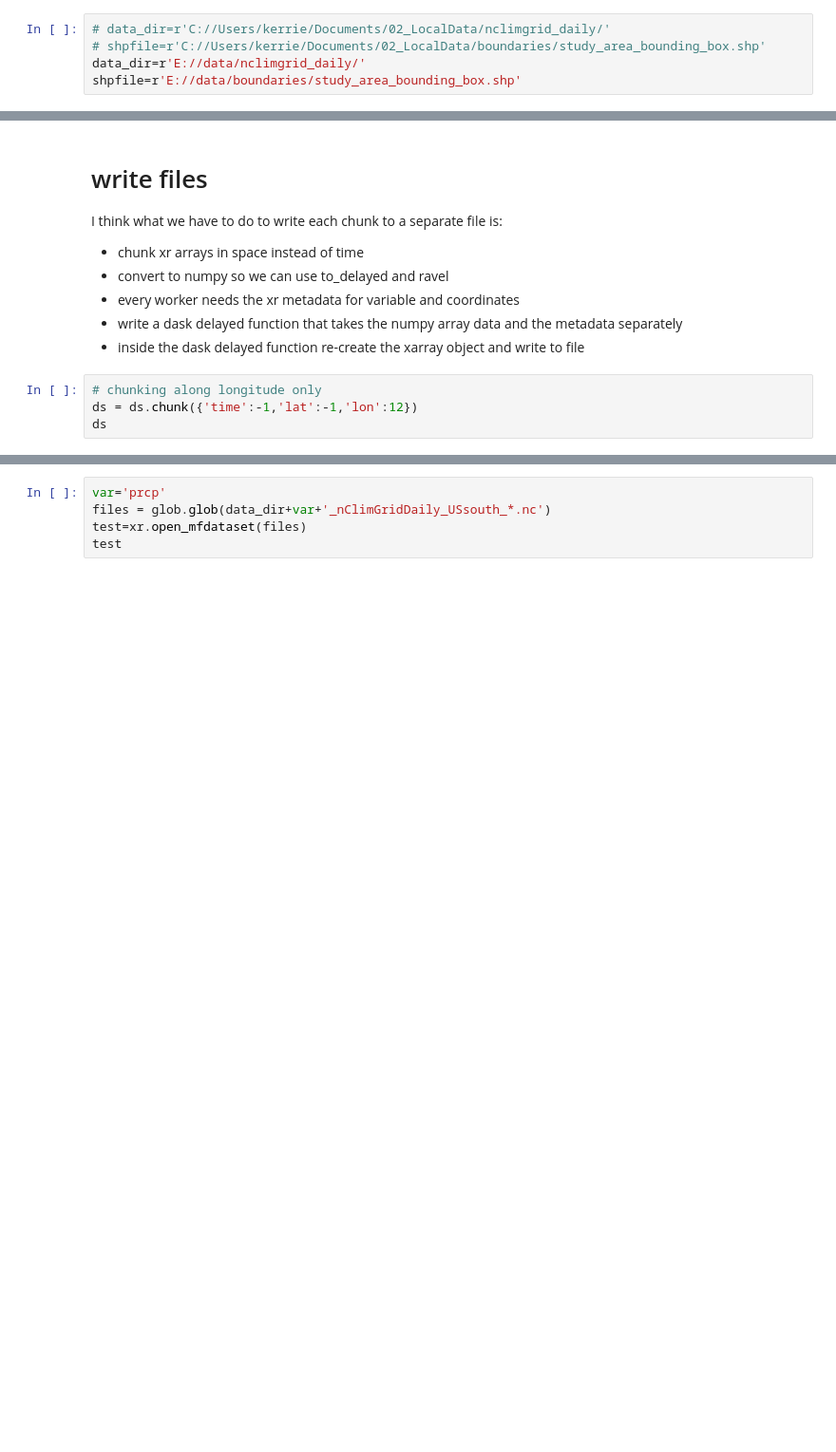
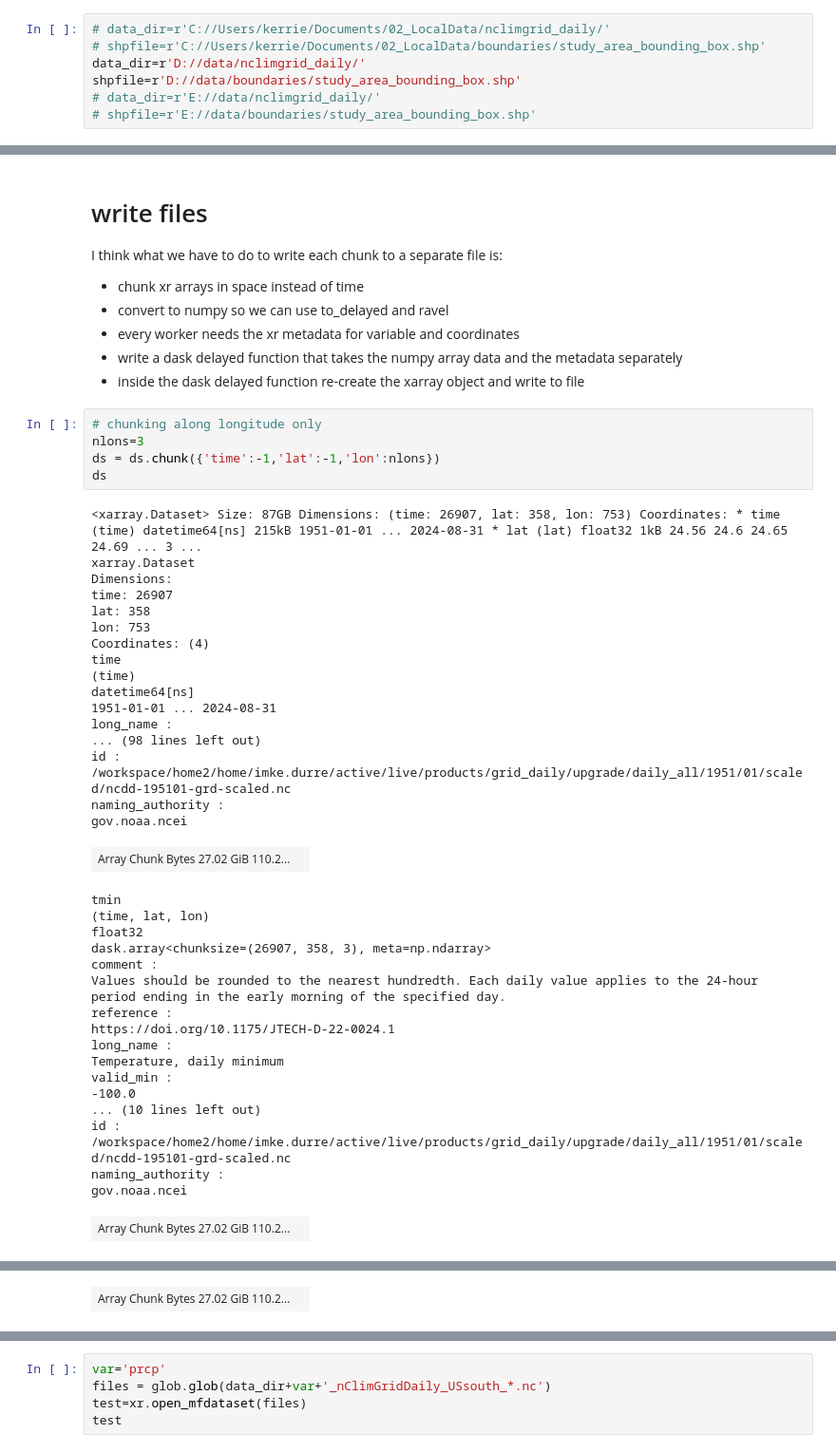
Before and after one commit to kerriegeil/NERR_fire, a Jupyter notebook: 01_data_prep/01_prep_nclimgrid.ipynb, the cells around one changed output, grey strips where cells are left out. Shown: that part at 95% size. Saved outputs shown, nothing was run; the diff lists cells and outputs as text; blank space fills up the shorter version.

Commit message:
working on smaller chunks

```diff
--- a/01_data_prep/01_prep_nclimgrid.ipynb
+++ b/01_data_prep/01_prep_nclimgrid.ipynb
@@ -17,8 +17,10 @@ os.environ['PROJ_LIB'] = os.environ['CONDA_PREFIX'] + r'/Library/share'
 # %%
 # data_dir=r'C://Users/kerrie/Documents/02_LocalData/nclimgrid_daily/'
 # shpfile=r'C://Users/kerrie/Documents/02_LocalData/boundaries/study_area_bounding_box.shp'
-data_dir=r'E://data/nclimgrid_daily/'
-shpfile=r'E://data/boundaries/study_area_bounding_box.shp'
+data_dir=r'D://data/nclimgrid_daily/'
+shpfile=r'D://data/boundaries/study_area_bounding_box.shp'
+# data_dir=r'E://data/nclimgrid_daily/'
+# shpfile=r'E://data/boundaries/study_area_bounding_box.shp'
 # %%
 # this may require adjustment on other computers
 
@@ -118,5 +368,43 @@ I think what we have to do to write each chunk to a separate file is:
 - inside the dask delayed function re-create the xarray object and write to file
 # %%
 # chunking along longitude only
-ds = ds.chunk({'time':-1,'lat':-1,'lon':12})
+nlons=3
+ds = ds.chunk({'time':-1,'lat':-1,'lon':nlons})
 ds
+# %% [output]
+<xarray.Dataset> Size: 87GB Dimensions: (time: 26907, lat: 358, lon: 753) Coordinates: * time (time) datetime64[ns] 215kB 1951-01-01 ... 2024-08-31 * lat (lat) float32 1kB 24.56 24.6 24.65 24.69 ... 3 ...
+xarray.Dataset
+Dimensions:
+time: 26907
+lat: 358
+lon: 753
+Coordinates: (4)
+time
+(time)
+datetime64[ns]
+1951-01-01 ... 2024-08-31
+long_name :
+... (98 lines left out)
+id :
+/workspace/home2/home/imke.durre/active/live/products/grid_daily/upgrade/daily_all/1951/01/scaled/ncdd-195101-grd-scaled.nc
+naming_authority :
+gov.noaa.ncei
+| Array Chunk Bytes 27.02 GiB 110.2... |  |
+tmin
+(time, lat, lon)
+float32
+dask.array<chunksize=(26907, 358, 3), meta=np.ndarray>
+comment :
+Values should be rounded to the nearest hundredth. Each daily value applies to the 24-hour period ending in the early morning of the specified day.
+reference :
+https://doi.org/10.1175/JTECH-D-22-0024.1
+long_name :
+Temperature, daily minimum
+valid_min :
+-100.0
+... (10 lines left out)
+id :
+/workspace/home2/home/imke.durre/active/live/products/grid_daily/upgrade/daily_all/1951/01/scaled/ncdd-195101-grd-scaled.nc
+naming_authority :
+gov.noaa.ncei
+| Array Chunk Bytes 27.02 GiB 110.2... |  |
@@ -122,0 +428 @@ ds
+| Array Chunk Bytes 27.02 GiB 110.2... |  |
```
Also changed, not shown: parts of 13 cells of this notebook, 1 other file.
